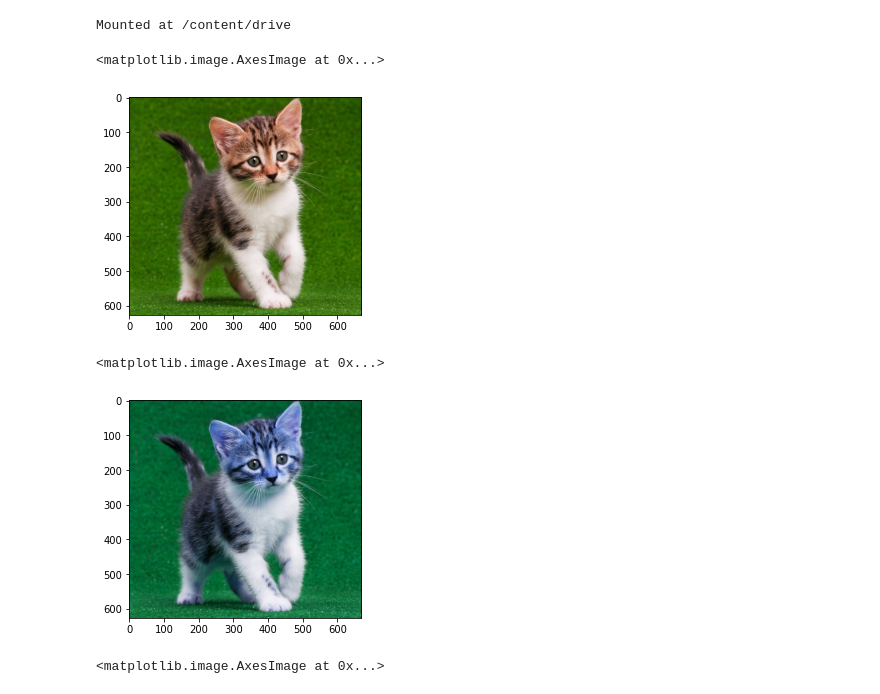
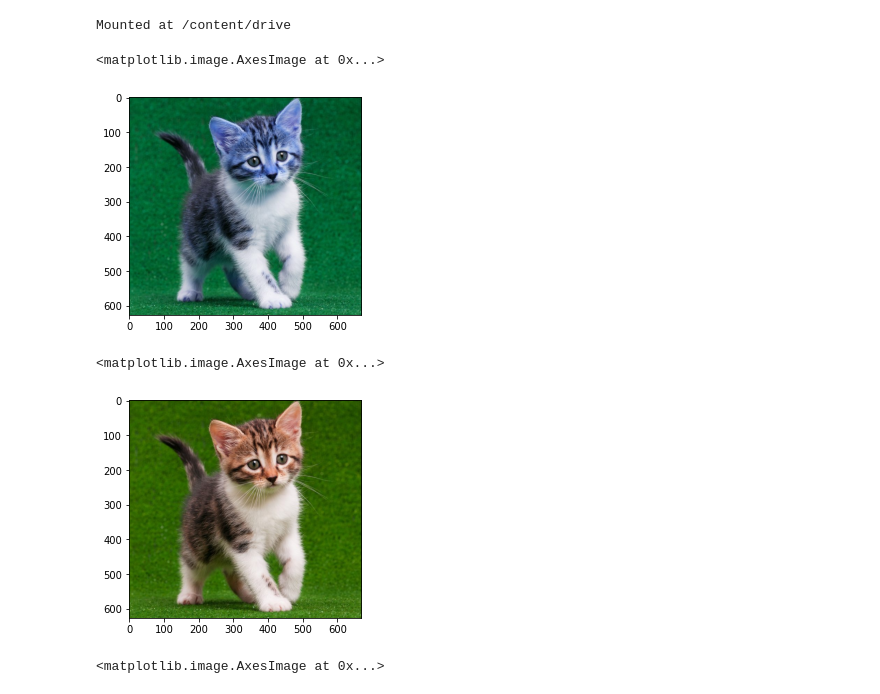
Before and after one commit to mayzura/PCVK_TI_2022, a Jupyter notebook: week2.ipynb, the cells around one changed output. Drawn from its saved outputs; the diff is of its cells as text; code cells hidden in the pictures.

```diff
--- a/week2.ipynb
+++ b/week2.ipynb
@@ -10,22 +10,21 @@ Mounted at /content/drive
 # %%
 import cv2 as cv
 from google.colab.patches import cv2_imshow
 from skimage import io
 import matplotlib.pyplot as plt
-import matplotlib.image as mpimg
 import numpy as np
-img = mpimg.imread('/content/drive/MyDrive/PCVK_TI_2022/kitten01.jpg')
+img = cv.imread('/content/drive/MyDrive/PCVK_TI_2022/kitten01.jpg')
 plt.imshow(img)
 # %% [output]
 <matplotlib.image.AxesImage at 0x...>
-[figure, old version]
+[figure, new version]
 # %%
 img2 = img
 img3 = cv.cvtColor(img,cv.COLOR_BGR2RGB)
 plt.imshow(img3)
 # %% [output]
 <matplotlib.image.AxesImage at 0x...>
-[figure, old version]
+[figure, new version]
 # %%
 img_gray = cv.imread('/content/drive/MyDrive/PCVK_TI_2022/kitten01.jpg', cv.IMREAD_GRAYSCALE)
 plt.imshow(img_gray)
```
Also changed, not shown: parts of 12 cells of this notebook.
